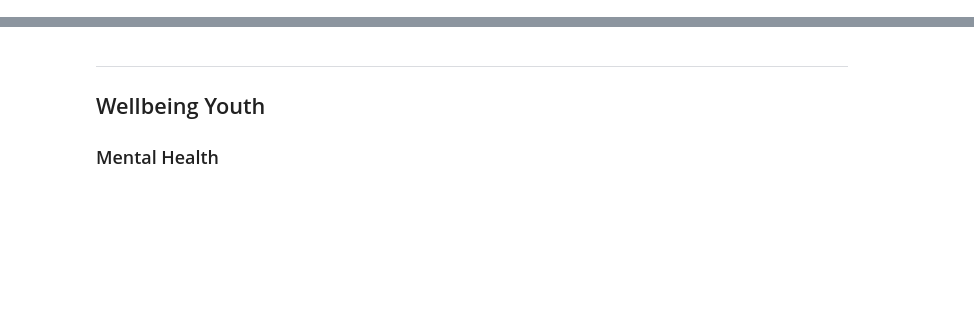
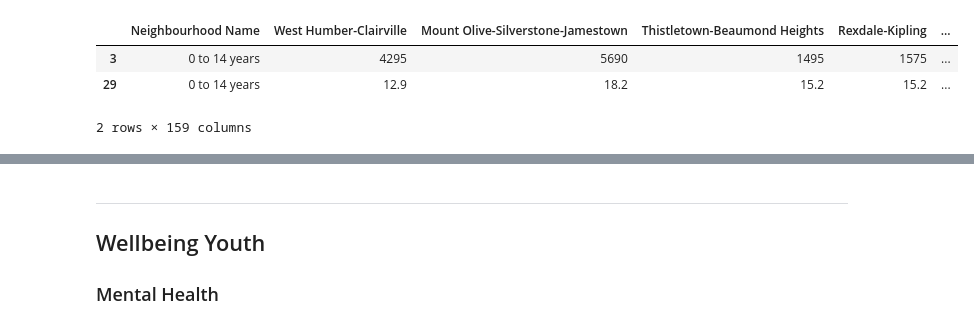
Before and after one commit to tsbarr/toronto-open-data, a Jupyter notebook: mental-health-services/notebooks/01_data_collection.ipynb, the cells around one changed output, grey strips where cells are left out. Cells and saved outputs as stored; diff of their text form; code cells hidden in the pictures; blank space fills up the shorter version.

```diff
--- a/mental-health-services/notebooks/01_data_collection.ipynb
+++ b/mental-health-services/notebooks/01_data_collection.ipynb
@@ -12,0 +81,7 @@ client = TorontoOpenDataAPI()
+# %%
+nb_df.loc[nb_df.iloc[:, 0] == '  0 to 14 years']
+# %% [output]
+|  | Neighbourhood Name | West Humber-Clairville | Mount Olive-Silverstone-Jamestown | Thistletown-Beaumond Heights | Rexdale-Kipling | ... |
+| 3 | 0 to 14 years | 4295 | 5690 | 1495 | 1575 | ... |
+| 29 | 0 to 14 years | 12.9 | 18.2 | 15.2 | 15.2 | ... |
+2 rows × 159 columns
```
Also changed, not shown: parts of 10 cells of this notebook, 1 other file.
